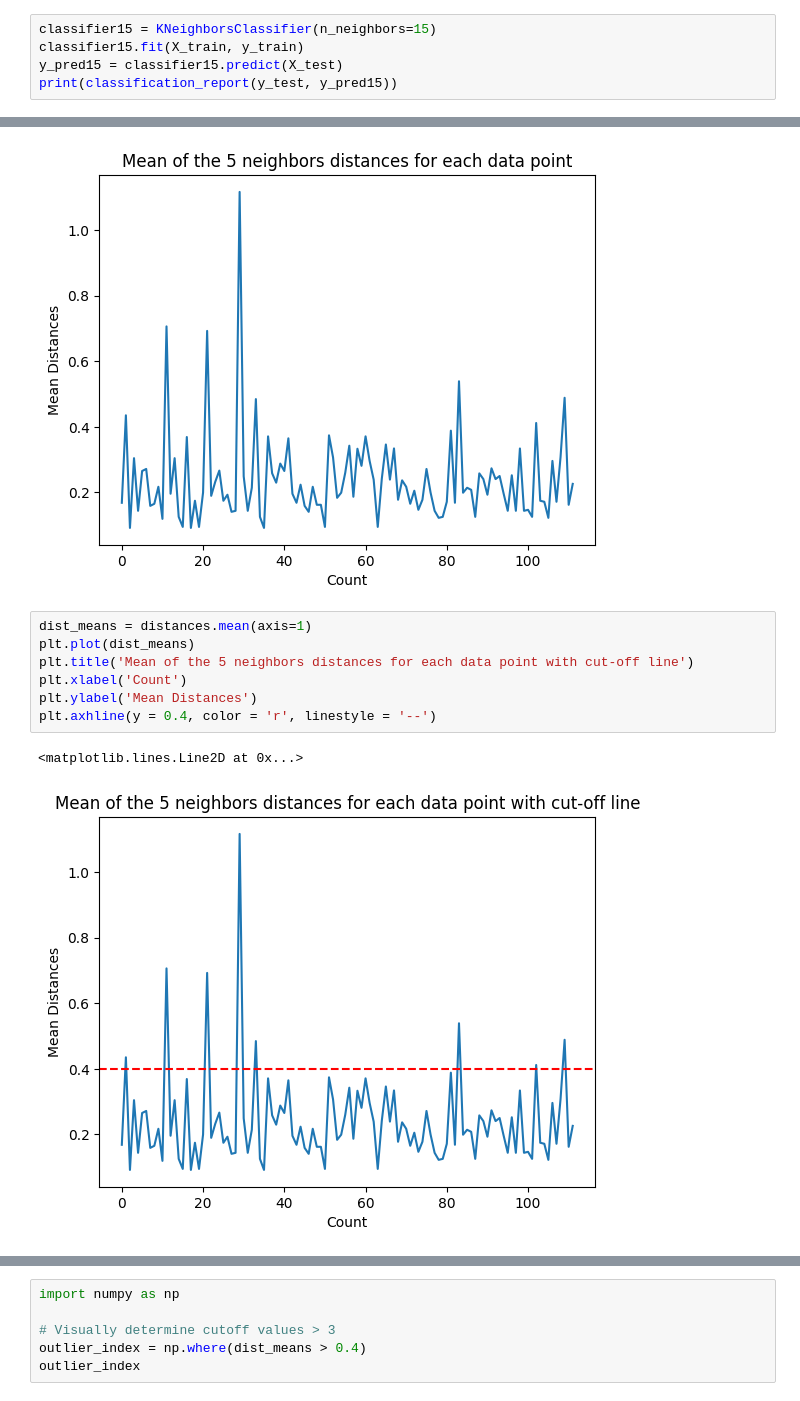
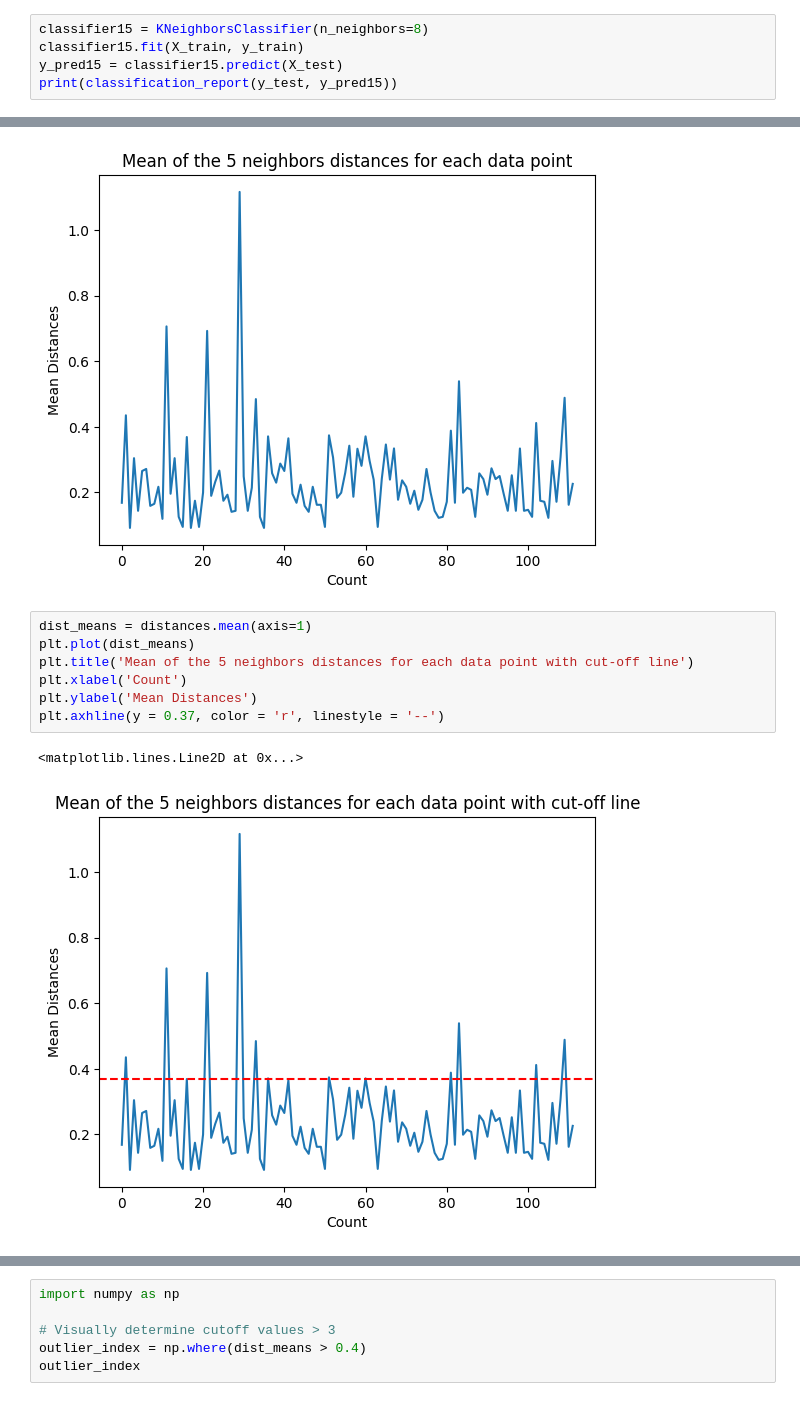
Before and after one commit to pau1ag/caso4, a Jupyter notebook: caso4.ipynb, the cells around one changed output, grey strips where cells are left out. Drawn from its saved outputs; the diff is of its cells as text.

```diff
--- a/caso4.ipynb
+++ b/caso4.ipynb
@@ -209,5 +258,5 @@ Text(0, 0.5, 'F1 Score')
 # %%
-classifier15 = KNeighborsClassifier(n_neighbors=15)
+classifier15 = KNeighborsClassifier(n_neighbors=8)
 classifier15.fit(X_train, y_train)
 y_pred15 = classifier15.predict(X_test)
 print(classification_report(y_test, y_pred15))
@@ -254,10 +305,10 @@ Text(0, 0.5, 'Mean Distances')
 # %%
 dist_means = distances.mean(axis=1)
 plt.plot(dist_means)
 plt.title('Mean of the 5 neighbors distances for each data point with cut-off line')
 plt.xlabel('Count')
 plt.ylabel('Mean Distances')
-plt.axhline(y = 0.4, color = 'r', linestyle = '--')
+plt.axhline(y = 0.37, color = 'r', linestyle = '--')
 # %% [output]
 <matplotlib.lines.Line2D at 0x...>
-[figure, old version]
+[figure, new version]
```
Also changed, not shown: parts of 16 cells of this notebook.
